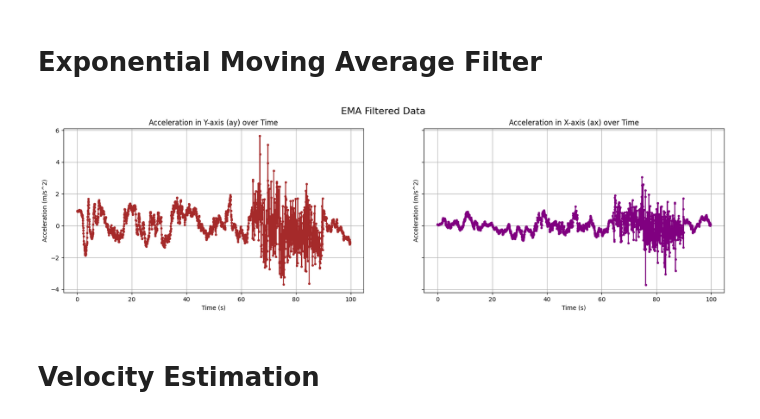
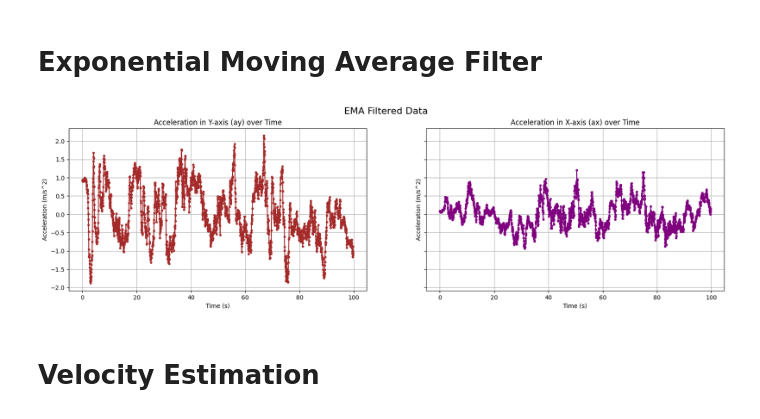
Before and after one commit to KarthickPandianPV/PATH-ESTIMATION, a Jupyter notebook: main.ipynb, the cells around one changed output. Drawn from its saved outputs; the diff is of its cells as text; code cells hidden in the pictures.

```diff
--- a/main.ipynb
+++ b/main.ipynb
@@ -9,7 +9,7 @@ import numpy as np
 import matplotlib.pyplot as plt
 import math
 
-df = pd.read_csv('data6.csv')
+df = pd.read_csv('round1.csv')
 # print(df.to_string())
 
 df = df.dropna()
@@ -64,41 +64,29 @@ ax2.grid(True)
 # %% [markdown]
 # Exponential Moving Average Filter
 # %%
-# Set initial values for the EMA columns based on the bias-removed acceleration values
-df['ay_ema'] = df['ay_bias'].copy()
-df['ax_ema'] = df['ax_bias'].copy()
+df['ay_ema'] = df['ay_bias'].copy()  # Make a copy of dc bias removed ay
+df['ax_ema'] = df['ax_bias'].copy()  # Make a copy of dc bias removed ax
 
-# Define parameters
-alpha_high = 0.1  # Smoothing factor for normal conditions (more smoothing)
-alpha_low = 0.8   # Smoothing factor for sharp turns (less smoothing)
-
-# Loop through the DataFrame to apply the adaptive EMA filter
+# Apply EMA filter
 for i in range(1, len(df)):
-    # Set alpha based on the time condition
-    if df.loc[i, 'time'] > 64 and df.loc[i, 'time'] < 90:
-        alpha = alpha_low
-    else:
-        alpha = alpha_high
-
-    # Apply adaptive EMA filter
-    df.loc[i, 'ay_ema'] = df.loc[i - 1, 'ay_ema'] * (1 - alpha) + df.loc[i, 'ay_bias'] * alpha
-    df.loc[i, 'ax_ema'] = df.loc[i - 1, 'ax_ema'] * (1 - alpha) + df.loc[i, 'ax_bias'] * alpha
+    df.loc[i, 'ay_ema'] = df.loc[i - 1, 'ay_ema'] * 0.90 + df.loc[i, 'ay_bias'] * 0.1
+    df.loc[i, 'ax_ema'] = df.loc[i - 1, 'ax_ema'] * 0.90 + df.loc[i, 'ax_bias'] * 0.1
 
 fig, (ax1, ax2) = plt.subplots(1, 2, figsize=(20, 5), sharey=True)
 fig.suptitle('EMA Filtered Data', fontsize=16)
 ax1.plot(df['time'], df['ay_ema'], marker='o', linestyle='-', color='brown', markersize=3)
 ax1.set_title('Acceleration in Y-axis (ay) over Time')
 ax1.set_xlabel('Time (s)')
 ax1.set_ylabel('Acceleration (m/s^2)')
 ax1.grid(True)
 
 ax2.plot(df['time'], df['ax_ema'], marker='o', linestyle='-', color='purple', markersize=3)
 ax2.set_title('Acceleration in X-axis (ax) over Time')
 ax2.set_xlabel('Time (s)')
 ax2.set_ylabel('Acceleration (m/s^2)')
 ax2.grid(True)
 # %% [output]
-[figure, old version]
+[figure, new version]
 # %% [markdown]
 # Velocity Estimation
 # %%
```
Also changed, not shown: parts of 7 cells of this notebook, 6 other files.
